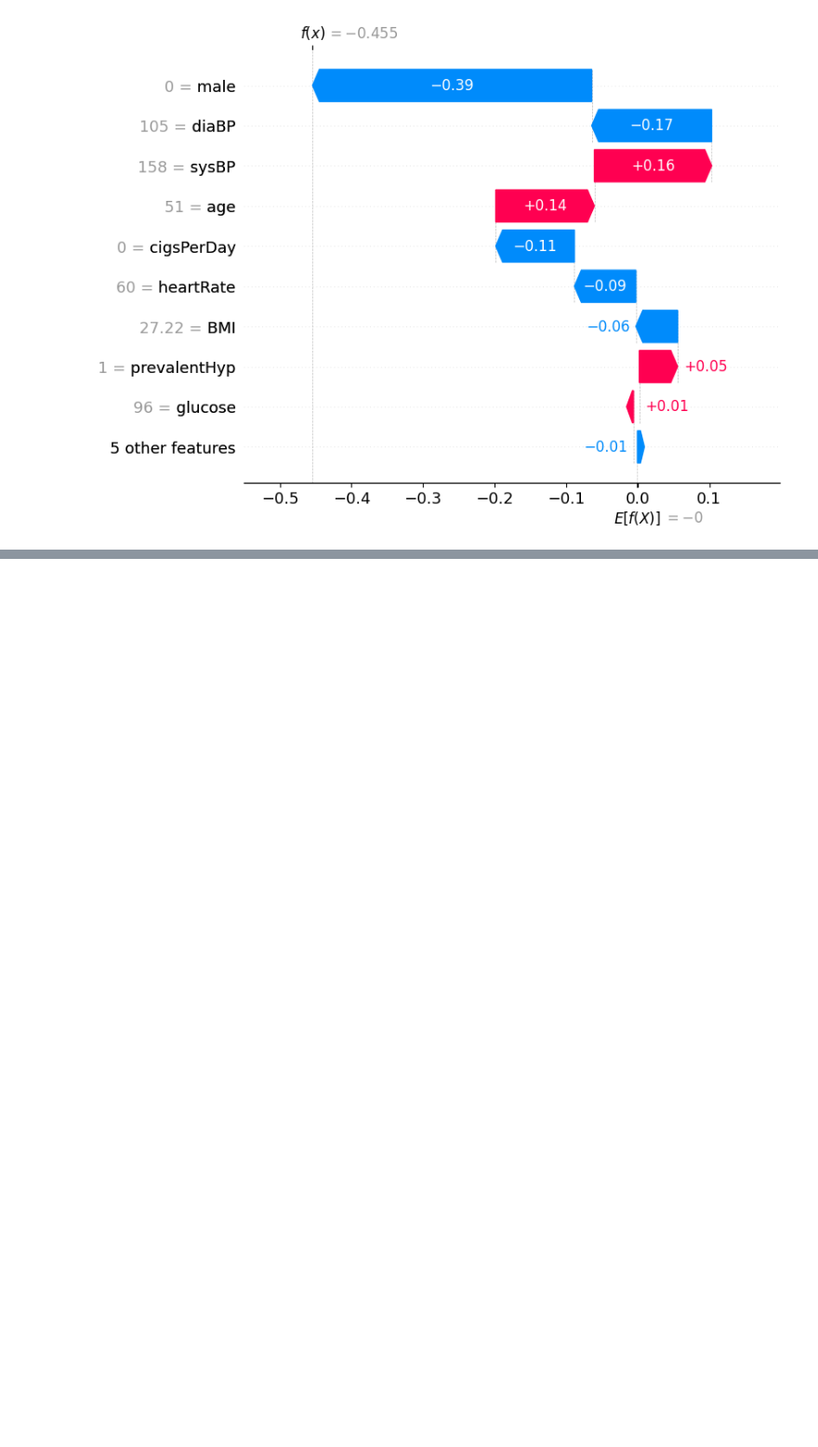
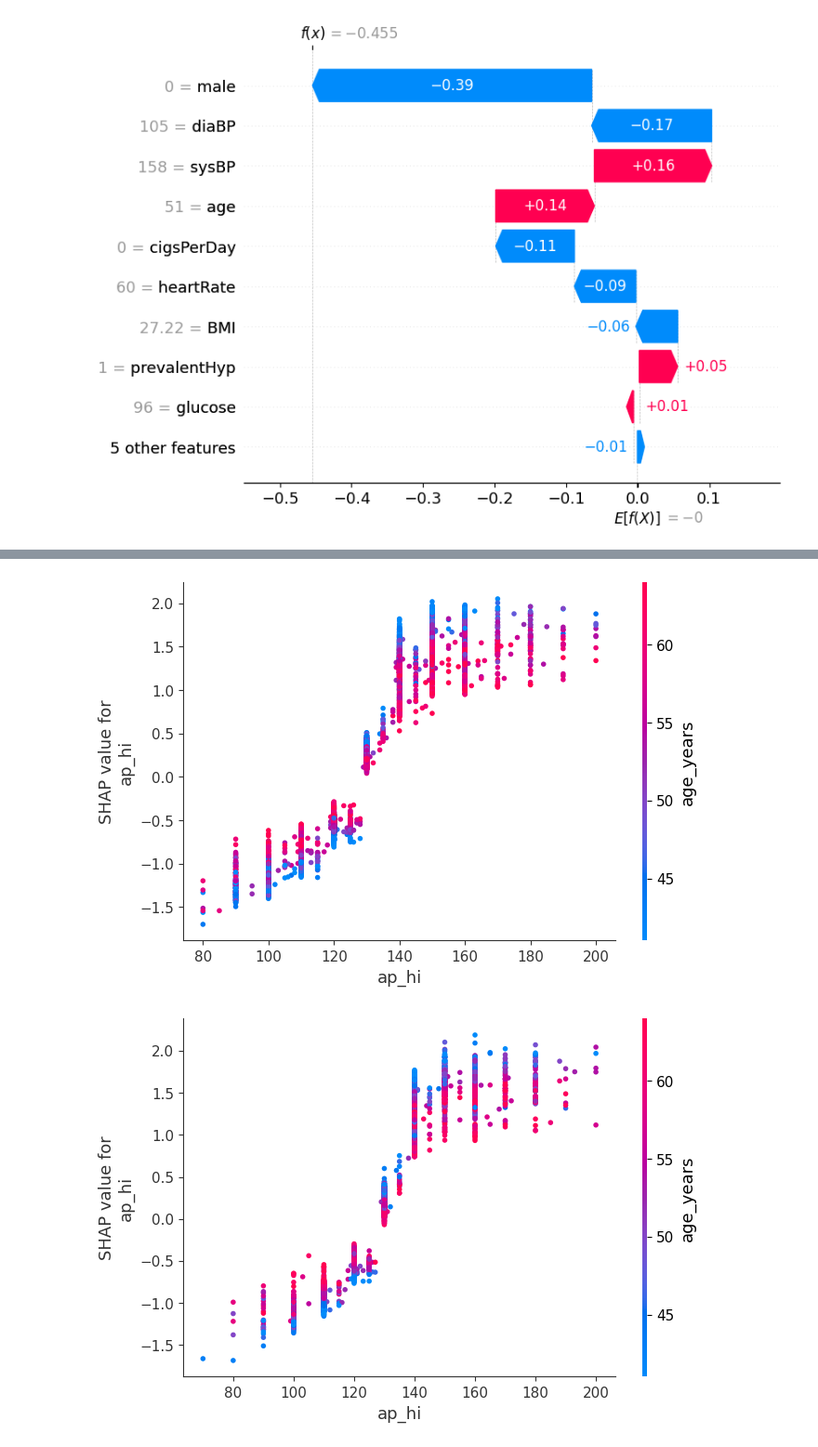
Before and after one commit to Kavisha612/Dissertation_ExplainableAI, a Jupyter notebook: Shap_implementation.ipynb, the cells around one changed output, grey strips where cells are left out. Shown at 93% size. Cells and saved outputs as stored; diff of their text form; code cells hidden in the pictures; blank space fills up the shorter version.

```diff
--- a/Shap_implementation.ipynb
+++ b/Shap_implementation.ipynb
@@ -120,0 +142,6 @@ shap.summary_plot(shap_values_baseline, X_test_baseline, plot_type="bar")
+# %%
+shap.dependence_plot("ap_hi", shap_values_female, X_test_female)
+shap.dependence_plot("ap_hi", shap_values_male, X_test_male)
+# %% [output]
+[figure, added]
+[figure, added]
```
Also changed, not shown: parts of 7 cells of this notebook.
